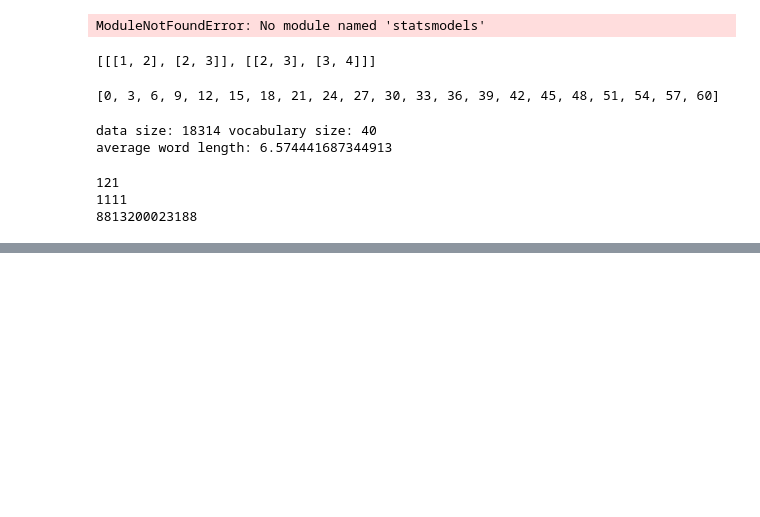
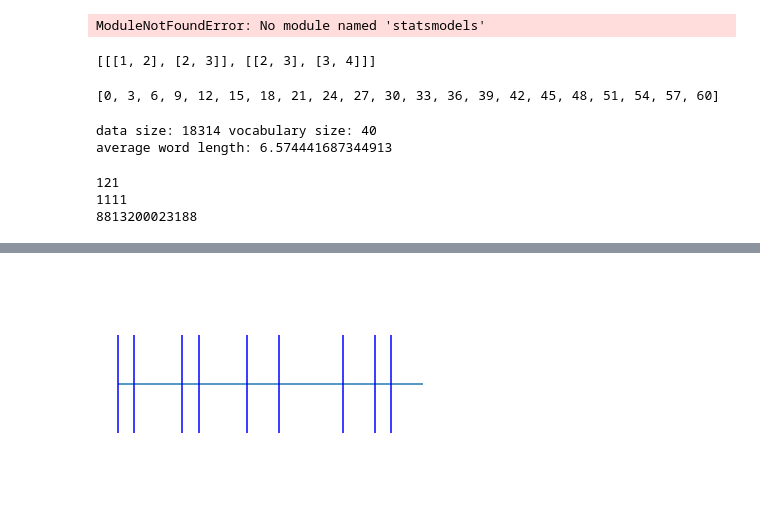
Before and after one commit to Unilmalas/TextAI, a Jupyter notebook: snippets 46.ipynb, the cells around one changed output, grey strips where cells are left out. Drawn from its saved outputs; the diff is of its cells as text; code cells hidden in the pictures; blank space fills up the shorter version.

```diff
--- a/snippets 46.ipynb
+++ b/snippets 46.ipynb
@@ -1266,0 +1571,12 @@ print(lychrel(89))
+# %%
+from matplotlib import pyplot as plt
+import numpy as np
+
+plt.figure()
+a = [1,2,5,6,9,11,15,17,18]
+plt.hlines(1,1,20)  # Draw a horizontal line
+plt.eventplot(a, orientation='horizontal', colors='b')
+plt.axis('off')
+plt.show()
+# %% [output]
+[figure, added]
```
Also changed, not shown: parts of 5 cells of this notebook.
